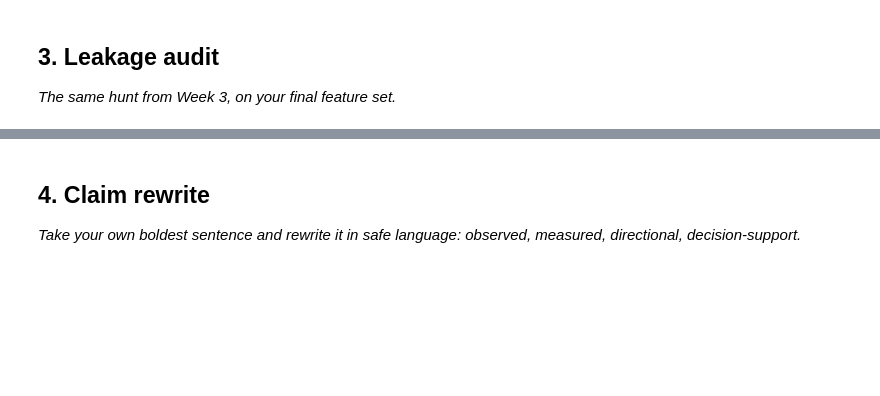
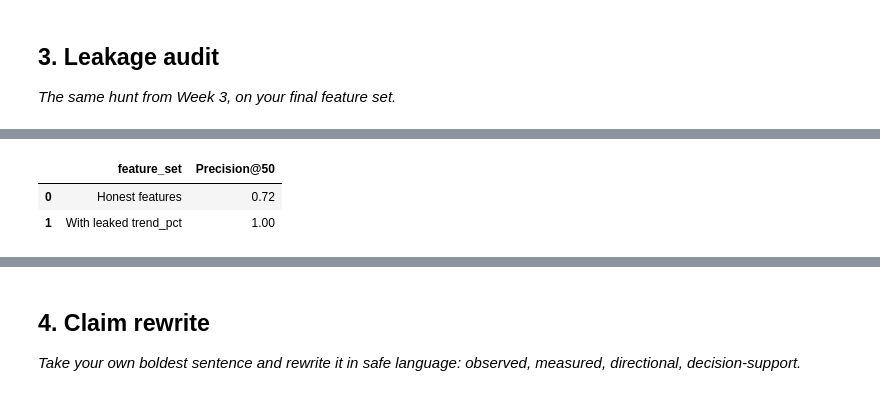
Before and after one commit to aliakhtar1010/search-ranking-ml, a Jupyter notebook: work/notebooks/w06_validation_audit.ipynb, the cells around one changed output, grey strips where cells are left out. Drawn from its saved outputs; the diff is of its cells as text; code cells hidden in the pictures; blank space fills up the shorter version.

```diff
--- a/work/notebooks/w06_validation_audit.ipynb
+++ b/work/notebooks/w06_validation_audit.ipynb
@@ -29,0 +320,46 @@ This skeleton is yours to fill. Work the sections **in order** — each one has
+# %%
+# Deliberate leakage sanity check:
+# trend_pct is directly related to the trend label,
+# so adding it SHOULD produce suspiciously strong performance.
+
+X_leaky = X.copy()
+X_leaky["trend_pct"] = df["trend_pct"]
+
+X_train_leaky = X_leaky.iloc[group_train_idx]
+X_test_leaky = X_leaky.iloc[group_test_idx]
+
+leaky_model = make_logistic_model()
+
+leaky_model.fit(
+    X_train_leaky,
+    y_train_group
+)
+
+leaky_scores = leaky_model.predict_proba(
+    X_test_leaky
+)[:, 1]
+
+leak_test = pd.DataFrame([
+    {
+        "feature_set": "Honest features",
+        "Precision@50": precision_at_k(
+            group_scores,
+            y_test_group,
+            50
+        )
+    },
+    {
+        "feature_set": "With leaked trend_pct",
+        "Precision@50": precision_at_k(
+            leaky_scores,
+            y_test_group,
+            50
+        )
+    }
+])
+
+leak_test
+# %% [output]
+|  | feature_set | Precision@50 |
+| 0 | Honest features | 0.72 |
+| 1 | With leaked trend_pct | 1.00 |
```
Also changed, not shown: parts of 12 cells of this notebook.
